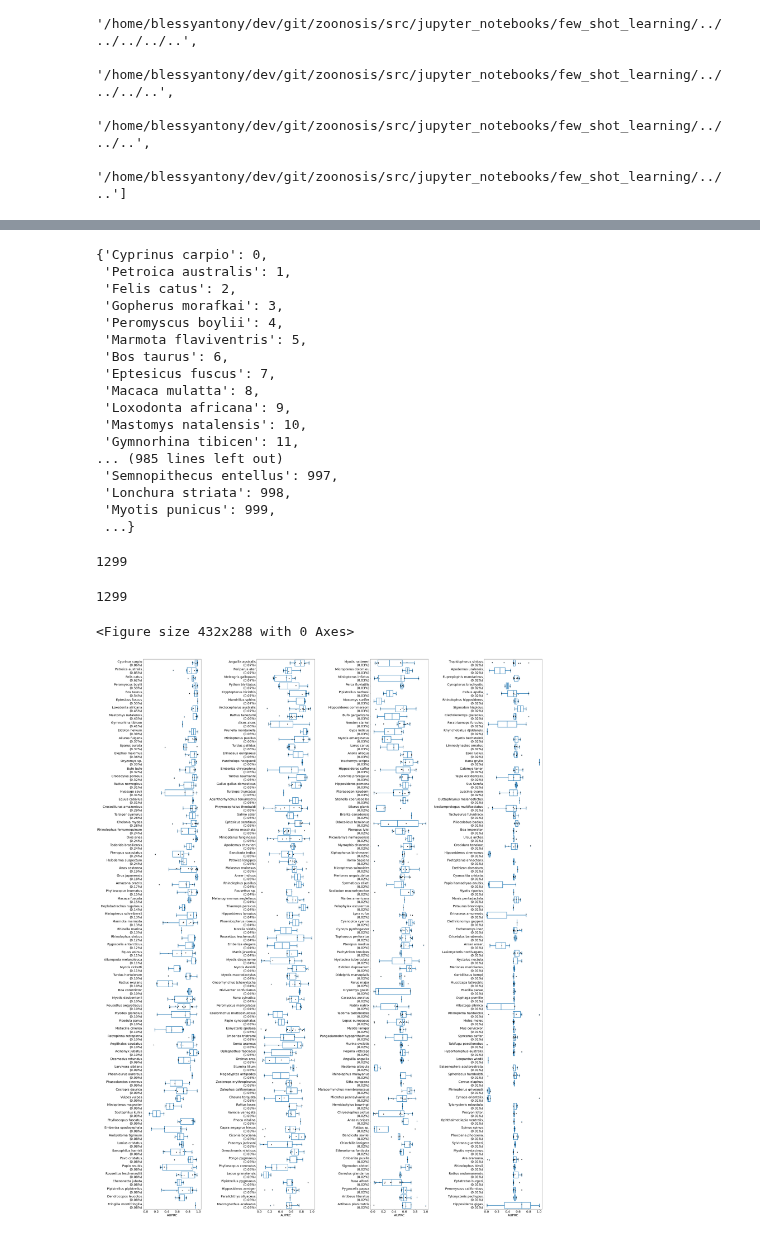
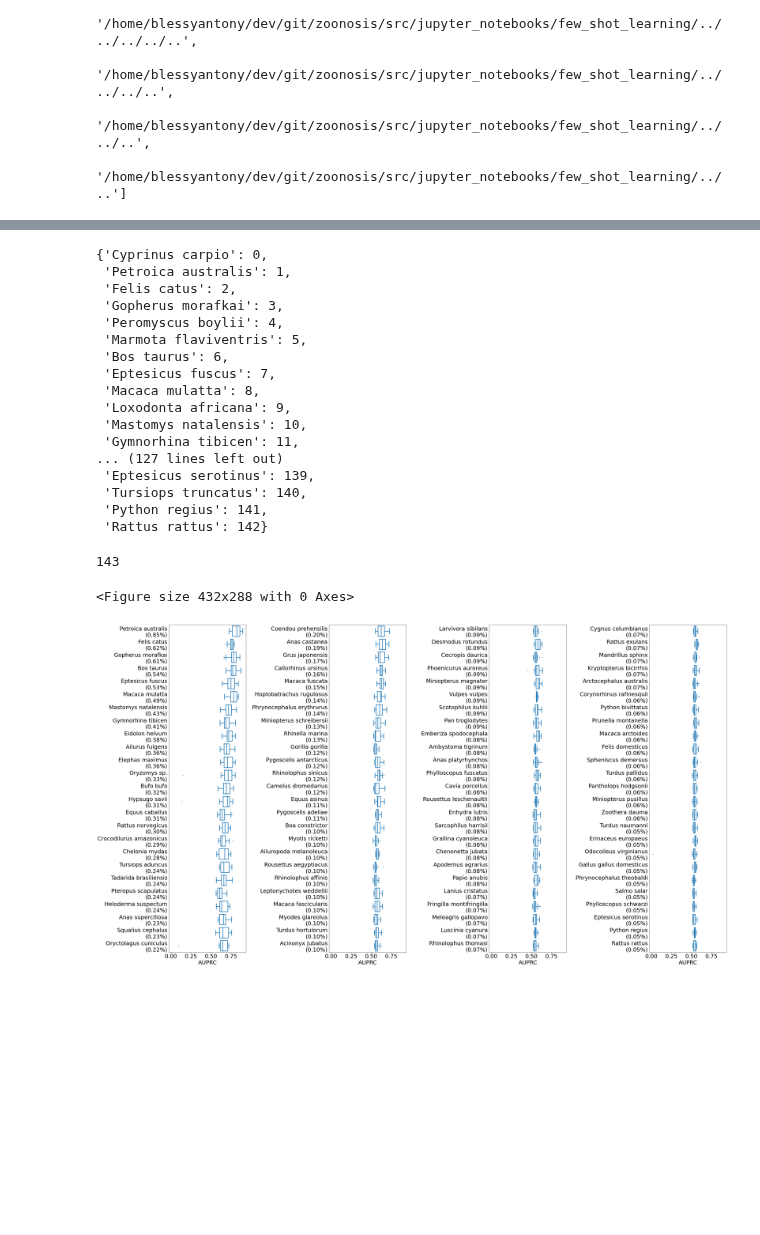
Before and after one commit to NSF-COMPASS-Center/HAVEN, a Jupyter notebook: src/jupyter_notebooks/few_shot_learning/Few Shot Learning - IDV - Novel Host.ipynb, the cells around one changed output, grey strips where cells are left out. Drawn from its saved outputs; the diff is of its cells as text; code cells hidden in the pictures; blank space fills up the shorter version.

```diff
--- a/src/jupyter_notebooks/few_shot_learning/Few Shot Learning - IDV - Novel Host.ipynb
+++ b/src/jupyter_notebooks/few_shot_learning/Few Shot Learning - IDV - Novel Host.ipynb
@@ -62,10 +62,10 @@ from src.utils import utils, evaluation_utils, visualization_utils
 
 
 virprobert_output_auprc_file_paths =  {
-    "sl256st128_w3s5": os.path.join(os.getcwd(), "..","..", "..", "output/raw/uniref90_embl_vertebrates_non_idv/20240905/host_multi/few_shot_learning/fsl_tr_w3s5q10_te_w3s5q-1_e100b32_split70-10-20_hybrid-attention_sl256st64vs30cls_se_bn_fnn_2l_d1024_lr1e-4_classwise_auprc.csv"),
-    "sl256st64_w5s2": os.path.join(os.getcwd(), "..","..", "..", "output/raw/uniref90_embl_vertebrates_non_idv/20240906/host_multi/few_shot_learning/fsl_tr_w5s2q10_te_w5s2q-1_e100b32_split70-10-20_hybrid-attention_sl256st64vs30_ae_bn_fnn_2l_d1024_lr1e-4_classwise_auprc.csv")
+    "sl256st64_w5s5": os.path.join(os.getcwd(), "..","..", "..", "output/raw/uniref90_embl_vertebrates_non_idv/20240911/host_multi/few_shot_learning/fsl_tr_w5s5q10_te_w5s5q-1_e100b32_split70-10-20_hybrid-attention_sl256st64vs30cls_fnn_2l_d1024_lr1e-4_classwise_auprc.csv"),
+    #"sl256st64_w5s2": os.path.join(os.getcwd(), "..","..", "..", "output/raw/uniref90_embl_vertebrates_non_idv/20240906/host_multi/few_shot_learning/fsl_tr_w5s2q10_te_w5s2q-1_e100b32_split70-10-20_hybrid-attention_sl256st64vs30_ae_bn_fnn_2l_d1024_lr1e-4_classwise_auprc.csv")
 }
-dataset_file_path = os.path.join(os.getcwd(), "..","..", "..", "input/data/uniref90/20240131/uniref90_viridae_embl_hosts_pruned_metadata_species_vertebrates_w_seq_non_idv_lt_1percent_prevalence.csv")
+dataset_file_path = os.path.join(os.getcwd(), "..","..", "..", "input/data/uniref90/20240131/uniref90_viridae_embl_hosts_pruned_metadata_species_vertebrates_w_seq_non_idv_lt_1_gte_0.05_prcnt_prevalence_seq_len_in_99prcntile.csv")
 # %%
 def read_output_df(output_file_paths):
     dfs = []
@@ -82,7 +82,6 @@ def compute_class_distribution(df, label_col, n, format=False):
     labels_counts = labels_counts.to_dict()
     if format:
         labels_counts = {k: f"{k}\n({v:.2f}%)" for k, v, in labels_counts.items()}
-    labels_counts["Xiphophorus malinche x Xiphophorus birchmanni"] = "Xiphophorus birchmanni\n(0.02%)"
     return labels_counts
 # %%
 df = read_output_df(virprobert_output_auprc_file_paths)
@@ -147,0 +147,3 @@ metadata_unformatted
+# %%
+df["prevalence"] = df["class"].apply(lambda x: metadata_unformatted[x])
+df.head()
@@ -186,15 +195,15 @@ classes_order
  'Loxodonta africana': 9,
  'Mastomys natalensis': 10,
  'Gymnorhina tibicen': 11,
-... (985 lines left out)
- 'Semnopithecus entellus': 997,
- 'Lonchura striata': 998,
- 'Myotis punicus': 999,
- ...}
+... (127 lines left out)
+ 'Eptesicus serotinus': 139,
+ 'Tursiops truncatus': 140,
+ 'Python regius': 141,
+ 'Rattus rattus': 142}
 # %%
 len(classes)
 # %% [output]
-1299
+143
 # %%
 import math
 
@@ -207,40 +216,36 @@ def get_uniformly_divided_position_bins(positions, n_bins):
         bins.append(positions[start:end])
         start = end
     return bins
-# %%
-len(classes)
-# %% [output]
-1299
 # %%
 # plt.rcParams['xtick.labelsize'] = 15
 # plt.rcParams['ytick.labelsize'] = 15
 
 
 
 plt.rcParams['figure.autolayout'] = True
 plt.clf()
-fig, axs = plt.subplots(1, 4, figsize=(40, 50), sharex=True)
-plt.rcParams['xtick.labelsize'] = 20
-plt.rcParams['ytick.labelsize'] = 20
-plt.rcParams.update({'font.size': 20})
+fig, axs = plt.subplots(1, 4, figsize=(40, 22), sharex=True)
+plt.rcParams['xtick.labelsize'] = 25
+plt.rcParams['ytick.labelsize'] = 25
+plt.rcParams.update({'font.size': 25})
 
 df.sort_values(by=["class"], key=lambda x: x.map(classes_order), inplace=True)
-df = df.replace({"class": metadata_formatted})
-classes = list(df["class"].unique())
+formatted_df = df.replace({"class": metadata_formatted})
+classes = list(formatted_df["class"].unique())
 bins = get_uniformly_divided_position_bins(list(classes), 4)
-
 for i in range(4):
     #sns.violinplot(data=df[df["class"].isin(bins[i])],  x="auprc", y="class", hue="model", ax=axs[i], split=True, orient="h", linewidth=2.5, fill=False,  order=bins[i])
-    sns.boxplot(data=df[df["class"].isin(bins[i])],  x="auprc", y="class", ax=axs[i], orient="h", linewidth=2.5, fill=False, fliersize=2.5, order=bins[i])
-    sns.stripplot(data=df[df["class"].isin(bins[i])], x="auprc", y="class", ax=axs[i], orient="h", color="black", order=bins[i])
+    sns.boxplot(data=formatted_df[formatted_df["class"].isin(bins[i])],  x="auprc", y="class", ax=axs[i], orient="h", linewidth=2.5, fill=False, fliersize=2.5, order=bins[i])
+
+    #sns.stripplot(data=formatted_df[formatted_df["class"].isin(bins[i])], x="auprc", y="class", ax=axs[i], orient="h", color="black", order=bins[i])
     #plt.draw()
 
     axs[i].set_ylabel("")
     axs[i].set_xlabel("AUPRC")
 
 plt.tight_layout(pad=.1)
-plt.savefig(os.path.join(os.getcwd(), "..","..", "..", "output/visualization/temp_new/host_multi_fsl_non_idv_lt1prcnt_classwise_boxplot.pdf"))
+plt.savefig(os.path.join(os.getcwd(), "..","..", "..", "output/visualization/temp_new/host_multi_fsl_non_idv_lt1_gte0.05_prcnt_classwise_boxplot.pdf"))
 plt.show()
 # %% [output]
 <Figure size 432x288 with 0 Axes>
-[figure, old version]
+[figure, new version]
```
Also changed, not shown: parts of 15 cells of this notebook.
